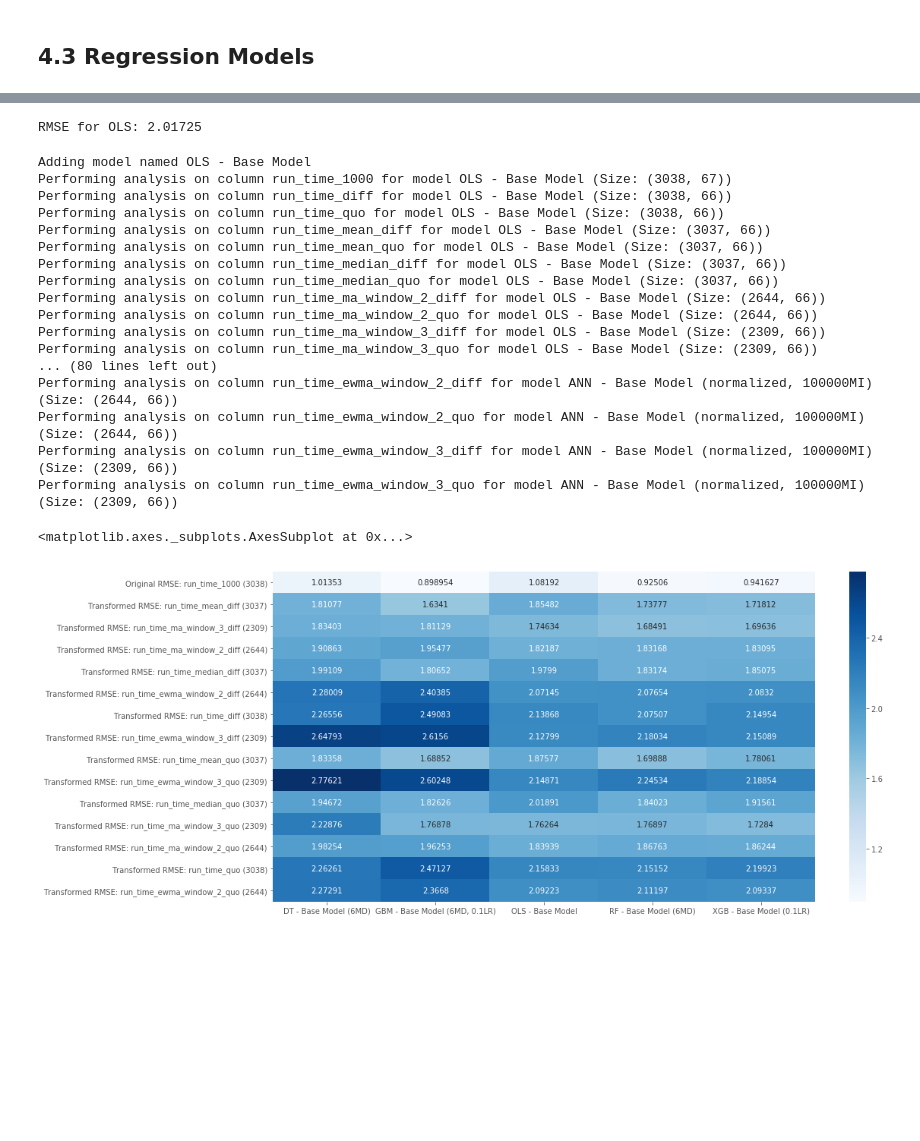
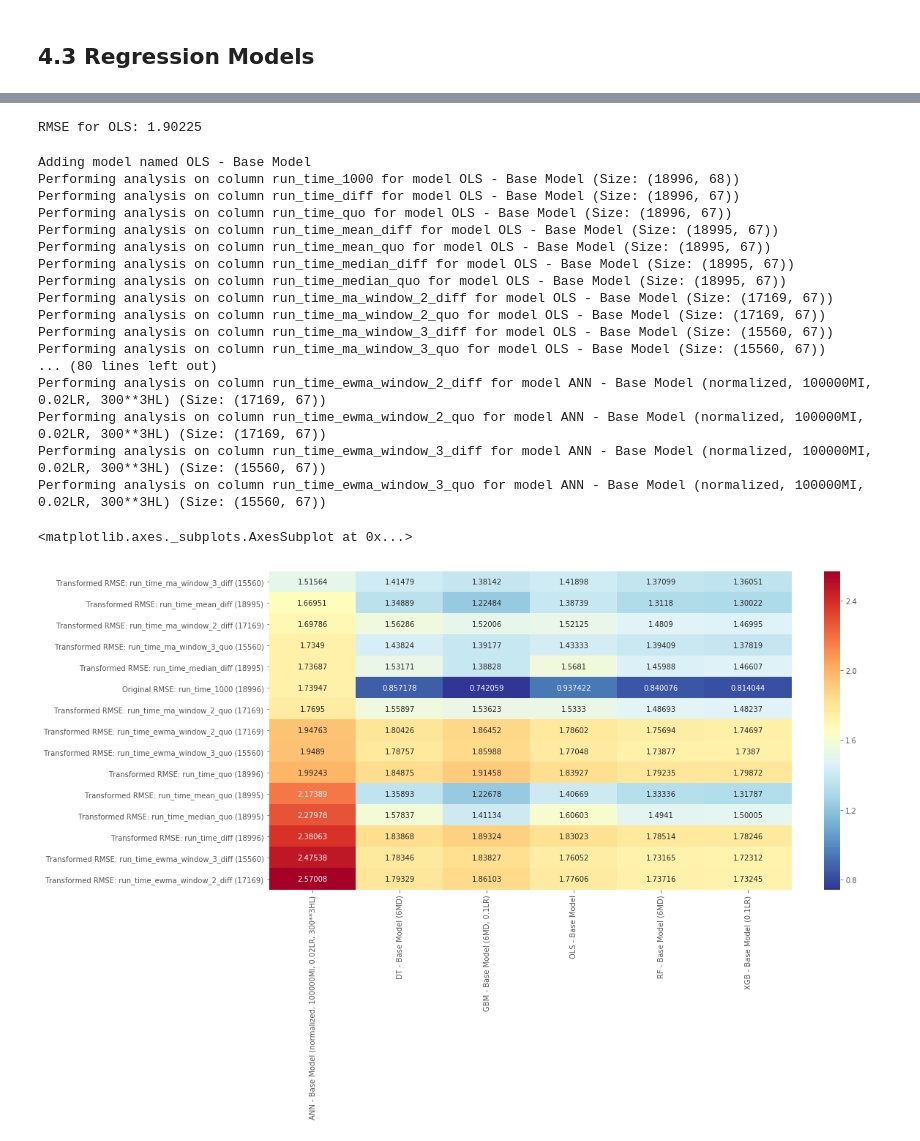
Before and after one commit to terryluzj/ba-fyp-sports-analytics, a Jupyter notebook: analysis/4_predictive_regression.ipynb, the cells around one changed output, grey strips where cells are left out. Saved outputs shown, nothing was run; the diff lists cells and outputs as text; code cells hidden in the pictures; blank space fills up the shorter version.

```diff
--- a/analysis/4_predictive_regression.ipynb
+++ b/analysis/4_predictive_regression.ipynb
@@ -277,7 +277,7 @@ try:
     df_combined['run_date'] = df_combined['run_date'].apply(lambda x: pd.Timestamp(x))
     df_combined = df_combined.sort_values(['horse_id', 'run_date'])
 
-    df_combined = df_combined.iloc[:5000]
+    df_combined = df_combined.iloc[:30000]
 
     df_combined.set_index(['horse_id', 'run_date'], inplace=True)
     df_combined = df_combined[~df_combined.index.isin(first_occur_df.sort_values(['horse_id', 'run_date']).set_index(['horse_id', 'run_date']).index)]
@@ -371,7 +371,7 @@ reg = linear_model.LinearRegression(fit_intercept=False)
 scores_reg = cross_val_score(reg, x, y, scoring='neg_mean_squared_error')
 print("RMSE for OLS: %0.5f" % np.sqrt(-scores_reg.mean()))
 # %% [output]
-RMSE for OLS: 2.01725
+RMSE for OLS: 1.90225
 # %%
 class ModelComparer(object):
 
@@ -477,33 +477,33 @@ mc.add_model(get_xgboost(learning_rate=0.1), 'XGB - Base Model (0.1LR)')
 mc.add_model(get_decision_tree(max_depth=6), 'DT - Base Model (6MD)')
 mc.add_model(get_random_forest(max_depth=6), 'RF - Base Model (6MD)')
 mc.add_model(get_gbm(n_estimators=500, max_depth=6, min_samples_split=2, learning_rate=0.1, loss='ls'), 'GBM - Base Model (6MD, 0.1LR)')
-mc.add_model(get_ann(max_iter=100000), 'ANN - Base Model (normalized, 100000MI)')
+mc.add_model(get_ann(max_iter=100000, learning_rate_init=0.02, hidden_layer_sizes=(300, 300, 300)), 'ANN - Base Model (normalized, 100000MI, 0.02LR, 300**3HL)')
 # %% [output]
 Adding model named OLS - Base Model
-Performing analysis on column run_time_1000 for model OLS - Base Model (Size: (3038, 67))
-Performing analysis on column run_time_diff for model OLS - Base Model (Size: (3038, 66))
-Performing analysis on column run_time_quo for model OLS - Base Model (Size: (3038, 66))
-Performing analysis on column run_time_mean_diff for model OLS - Base Model (Size: (3037, 66))
-Performing analysis on column run_time_mean_quo for model OLS - Base Model (Size: (3037, 66))
-Performing analysis on column run_time_median_diff for model OLS - Base Model (Size: (3037, 66))
-Performing analysis on column run_time_median_quo for model OLS - Base Model (Size: (3037, 66))
-Performing analysis on column run_time_ma_window_2_diff for model OLS - Base Model (Size: (2644, 66))
-Performing analysis on column run_time_ma_window_2_quo for model OLS - Base Model (Size: (2644, 66))
-Performing analysis on column run_time_ma_window_3_diff for model OLS - Base Model (Size: (2309, 66))
-Performing analysis on column run_time_ma_window_3_quo for model OLS - Base Model (Size: (2309, 66))
+Performing analysis on column run_time_1000 for model OLS - Base Model (Size: (18996, 68))
+Performing analysis on column run_time_diff for model OLS - Base Model (Size: (18996, 67))
+Performing analysis on column run_time_quo for model OLS - Base Model (Size: (18996, 67))
+Performing analysis on column run_time_mean_diff for model OLS - Base Model (Size: (18995, 67))
+Performing analysis on column run_time_mean_quo for model OLS - Base Model (Size: (18995, 67))
+Performing analysis on column run_time_median_diff for model OLS - Base Model (Size: (18995, 67))
+Performing analysis on column run_time_median_quo for model OLS - Base Model (Size: (18995, 67))
+Performing analysis on column run_time_ma_window_2_diff for model OLS - Base Model (Size: (17169, 67))
+Performing analysis on column run_time_ma_window_2_quo for model OLS - Base Model (Size: (17169, 67))
+Performing analysis on column run_time_ma_window_3_diff for model OLS - Base Model (Size: (15560, 67))
+Performing analysis on column run_time_ma_window_3_quo for model OLS - Base Model (Size: (15560, 67))
 ... (80 lines left out)
-Performing analysis on column run_time_ewma_window_2_diff for model ANN - Base Model (normalized, 100000MI) (Size: (2644, 66))
-Performing analysis on column run_time_ewma_window_2_quo for model ANN - Base Model (normalized, 100000MI) (Size: (2644, 66))
-Performing analysis on column run_time_ewma_window_3_diff for model ANN - Base Model (normalized, 100000MI) (Size: (2309, 66))
-Performing analysis on column run_time_ewma_window_3_quo for model ANN - Base Model (normalized, 100000MI) (Size: (2309, 66))
+Performing analysis on column run_time_ewma_window_2_diff for model ANN - Base Model (normalized, 100000MI, 0.02LR, 300**3HL) (Size: (17169, 67))
+Performing analysis on column run_time_ewma_window_2_quo for model ANN - Base Model (normalized, 100000MI, 0.02LR, 300**3HL) (Size: (17169, 67))
+Performing analysis on column run_time_ewma_window_3_diff for model ANN - Base Model (normalized, 100000MI, 0.02LR, 300**3HL) (Size: (15560, 67))
+Performing analysis on column run_time_ewma_window_3_quo for model ANN - Base Model (normalized, 100000MI, 0.02LR, 300**3HL) (Size: (15560, 67))
 # %%
 # Set some specs for plotting
 mpl.rcParams['figure.figsize'] = (16.0, 8.0)
 mpl.style.use('ggplot')
 
-value_df = mc.get_report().dropna().iloc[:-1, 1:]
+value_df = mc.get_report().dropna().iloc[:-1, :]
 value_df = value_df.applymap(lambda x: float(x))
-sns.heatmap(value_df, annot=True, fmt='g', cmap='Blues')
+sns.heatmap(value_df, annot=True, fmt='g', cmap='RdYlBu_r')
 # %% [output]
 <matplotlib.axes._subplots.AxesSubplot at 0x...>
-[figure, old version]
+[figure, new version]
```
Also changed, not shown: parts of 4 cells of this notebook.
